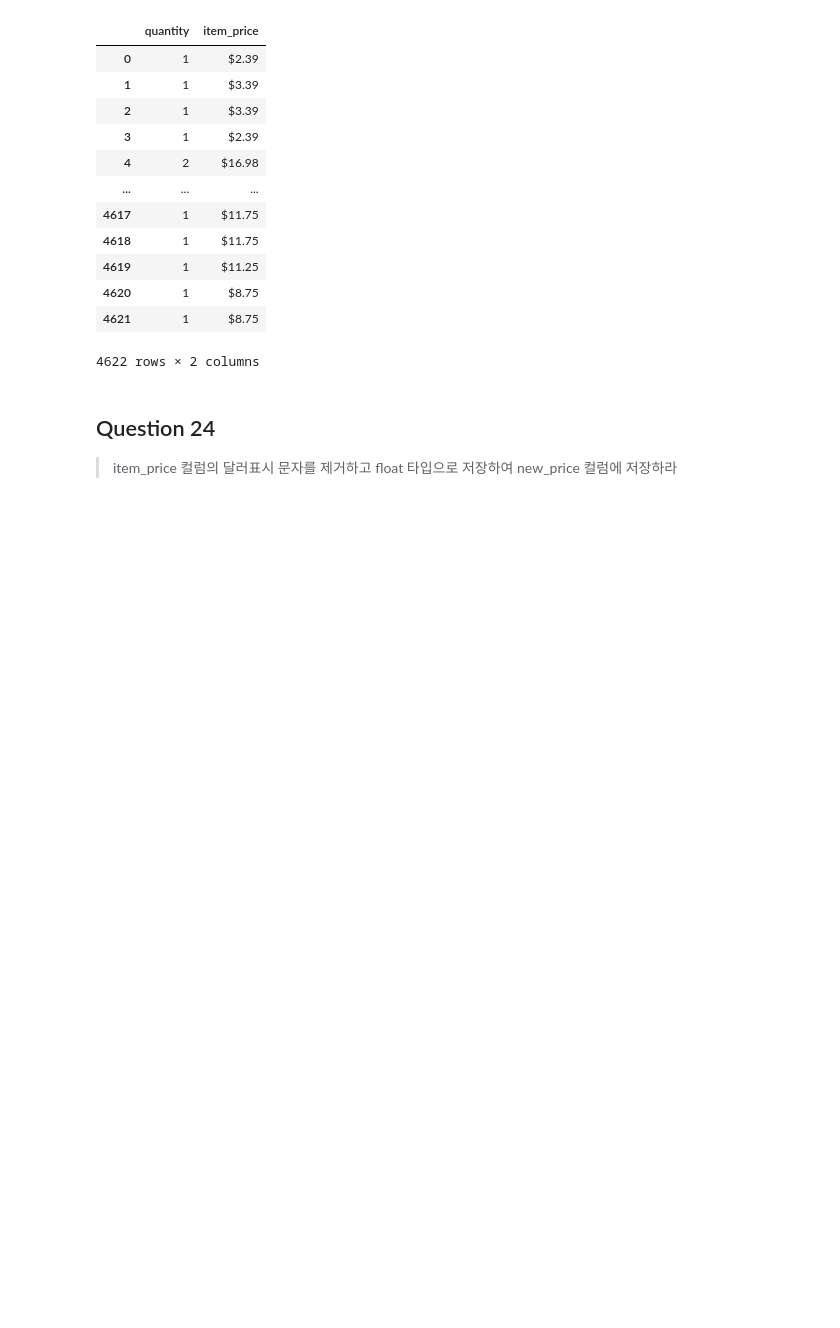
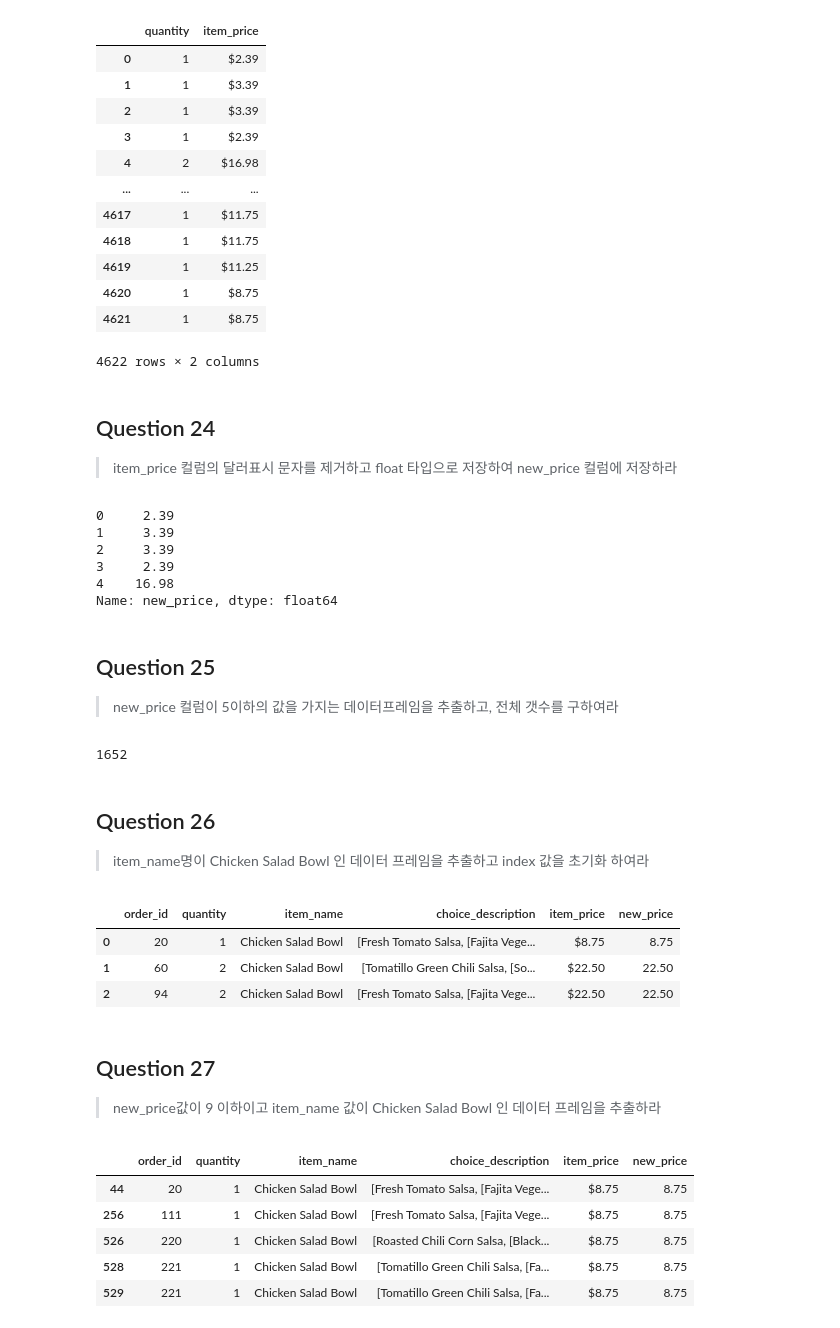
Before and after one commit to lagonee23/Practice, a Jupyter notebook: Pandas/Pandas_tutorial.ipynb, the cells around one changed output. Cells and saved outputs as stored; diff of their text form; code cells hidden in the pictures; blank space fills up the shorter version.

```diff
--- a/Pandas/Pandas_tutorial.ipynb
+++ b/Pandas/Pandas_tutorial.ipynb
@@ -282,3 +284,49 @@ df3[['quantity', 'item_price']]
 # %% [markdown]
 ## Question 24
 > item_price 컬럼의 달러표시 문자를 제거하고 float 타입으로 저장하여 new_price 컬럼에 저장하라
+# %%
+# df3['new_price'] = df3['item_price'].str.replace('$', '').astype(float)
+
+df3['new_price'] = df3['item_price'].str[1:].astype('float')
+df3['new_price'].head()
+# %% [output]
+0     2.39
+1     3.39
+2     3.39
+3     2.39
+4    16.98
+Name: new_price, dtype: float64
+# %% [markdown]
+## Question 25
+> new_price 컬럼이 5이하의 값을 가지는 데이터프레임을 추출하고, 전체 갯수를 구하여라
+# %%
+# df3.query('new_price <= 5').shape[0]
+len(df3.loc[df3.new_price <= 5])
+# %% [output]
+1652
+# %% [markdown]
+## Question 26
+> item_name명이 Chicken Salad Bowl 인 데이터 프레임을 추출하고 index 값을 초기화 하여라
+# %%
+# df3[df3.item_name == 'Chicken Salad Bowl'].reset_index(drop=True).head(3)
+Ans_26 = df3.loc[df3.item_name == 'Chicken Salad Bowl'].reset_index(drop=True)
+Ans_26.head(3)
+# %% [output]
+|  | order_id | quantity | item_name | choice_description | item_price | new_price |
+| 0 | 20 | 1 | Chicken Salad Bowl | [Fresh Tomato Salsa, [Fajita Vege... | $8.75 | 8.75 |
+| 1 | 60 | 2 | Chicken Salad Bowl | [Tomatillo Green Chili Salsa, [So... | $22.50 | 22.50 |
+| 2 | 94 | 2 | Chicken Salad Bowl | [Fresh Tomato Salsa, [Fajita Vege... | $22.50 | 22.50 |
+# %% [markdown]
+## Question 27
+> new_price값이 9 이하이고 item_name 값이 Chicken Salad Bowl 인 데이터 프레임을 추출하라
+# %%
+# Ans_27 = df3[(df3.new_price<=9) & (df3.item_name=='Chicken Salad Bowl')]
+Ans_27 = df3.loc[(df3.item_name =='Chicken Salad Bowl') & (df3.new_price <= 9)]
+Ans_27.head()
+# %% [output]
+|  | order_id | quantity | item_name | choice_description | item_price | new_price |
+| 44 | 20 | 1 | Chicken Salad Bowl | [Fresh Tomato Salsa, [Fajita Vege... | $8.75 | 8.75 |
+| 256 | 111 | 1 | Chicken Salad Bowl | [Fresh Tomato Salsa, [Fajita Vege... | $8.75 | 8.75 |
+| 526 | 220 | 1 | Chicken Salad Bowl | [Roasted Chili Corn Salsa, [Black... | $8.75 | 8.75 |
+| 528 | 221 | 1 | Chicken Salad Bowl | [Tomatillo Green Chili Salsa, [Fa... | $8.75 | 8.75 |
+| 529 | 221 | 1 | Chicken Salad Bowl | [Tomatillo Green Chili Salsa, [Fa... | $8.75 | 8.75 |
```
Also changed, not shown: parts of 7 cells of this notebook.
